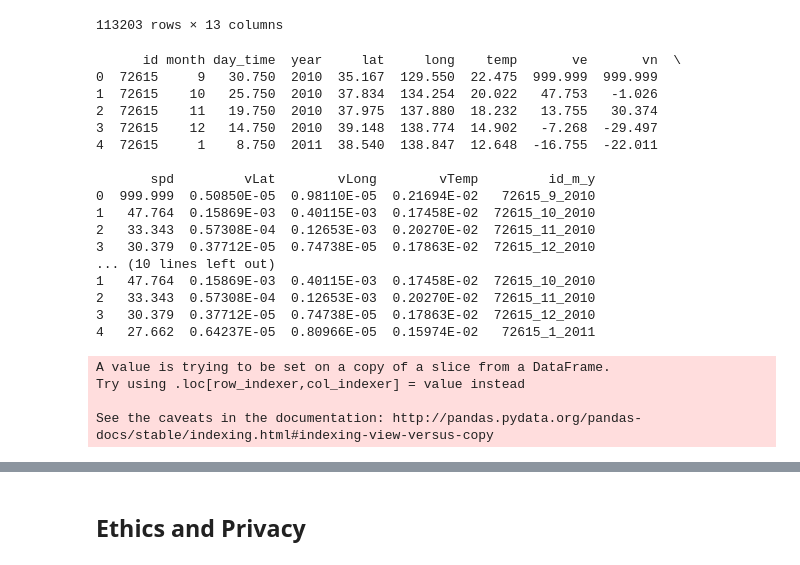
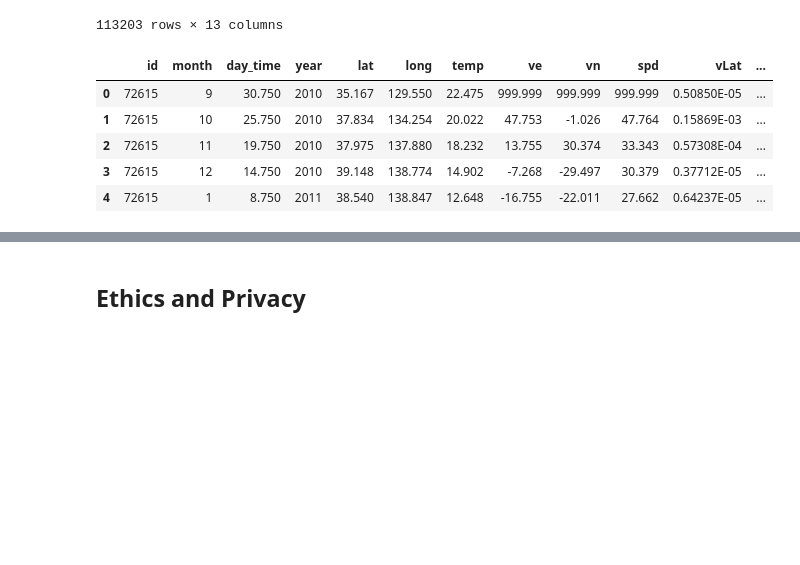
Before and after one commit to Sleightly/GunViolenceVis, a Jupyter notebook: Plastic Ocean.ipynb, the cells around one changed output, grey strips where cells are left out. Cells and saved outputs as stored; diff of their text form; code cells hidden in the pictures; blank space fills up the shorter version.

```diff
--- a/Plastic Ocean.ipynb
+++ b/Plastic Ocean.ipynb
@@ -127,52 +127,48 @@ list_of_ids = df.id.unique()
 # %%
 #create dataframe containing only entries with ID 72615
 df_id_72615 = df[df['id']== str(72615)]
 #print(df_id_72615)
 
 
 all_three = zip(df['id'], df['month'], df['year'])
 #print(all_three)
 id_m_y = []
 for i,m,y in all_three:
     id_m_y.append(i+'_'+m+'_'+y)
 #print(id_m_y)
 
 se = pd.Series(id_m_y)
 df['id_m_y'] = se.values
-print(df.head())
+#print(df.head())
 
 #id_two = []
 #for i,e in zip(df['id'], id_m_y):
 #    id_two.append([i,e])
 
 #df_id_m_y = pd.DataFrame(id_two, columns = ['id','id_m_y'])
 #print(df_id_m_y.head())
 
 #df_two = pd.merge(df, df_id_m_y, how='inner')
 #print(df_two.head())
 
 df = df.drop_duplicates(subset='id_m_y', keep="last")
-print(df.head())
+#print(df.head())
+
+df["lat"] = pd.to_numeric(df["lat"])
+df["long"] = pd.to_numeric(df["long"])
+
+long_max = 270
+lat_max = 60
+long_min = 120
+lat_min = -40
+
+df_regional = df[(df['lat'] <= lat_max) & (df['long'] <= long_max) & (df['lat'] >= lat_min) & (df['long'] >= long_min)]
+df_regional.head()
 # %% [output]
-      id month day_time  year     lat     long    temp       ve       vn  \
-0  72615     9   30.750  2010  35.167  129.550  22.475  999.999  999.999
-1  72615    10   25.750  2010  37.834  134.254  20.022   47.753   -1.026
-2  72615    11   19.750  2010  37.975  137.880  18.232   13.755   30.374
-3  72615    12   14.750  2010  39.148  138.774  14.902   -7.268  -29.497
-4  72615     1    8.750  2011  38.540  138.847  12.648  -16.755  -22.011
-
-       spd         vLat        vLong        vTemp         id_m_y
-0  999.999  0.50850E-05  0.98110E-05  0.21694E-02   72615_9_2010
-1   47.764  0.15869E-03  0.40115E-03  0.17458E-02  72615_10_2010
-2   33.343  0.57308E-04  0.12653E-03  0.20270E-02  72615_11_2010
-3   30.379  0.37712E-05  0.74738E-05  0.17863E-02  72615_12_2010
-... (10 lines left out)
-1   47.764  0.15869E-03  0.40115E-03  0.17458E-02  72615_10_2010
-2   33.343  0.57308E-04  0.12653E-03  0.20270E-02  72615_11_2010
-3   30.379  0.37712E-05  0.74738E-05  0.17863E-02  72615_12_2010
-4   27.662  0.64237E-05  0.80966E-05  0.15974E-02   72615_1_2011
-A value is trying to be set on a copy of a slice from a DataFrame.
-Try using .loc[row_indexer,col_indexer] = value instead
-
-See the caveats in the documentation: http://pandas.pydata.org/pandas-docs/stable/indexing.html#indexing-view-versus-copy
+|  | id | month | day_time | year | lat | long | temp | ve | vn | spd | vLat | ... |
+| 0 | 72615 | 9 | 30.750 | 2010 | 35.167 | 129.550 | 22.475 | 999.999 | 999.999 | 999.999 | 0.50850E-05 | ... |
+| 1 | 72615 | 10 | 25.750 | 2010 | 37.834 | 134.254 | 20.022 | 47.753 | -1.026 | 47.764 | 0.15869E-03 | ... |
+| 2 | 72615 | 11 | 19.750 | 2010 | 37.975 | 137.880 | 18.232 | 13.755 | 30.374 | 33.343 | 0.57308E-04 | ... |
+| 3 | 72615 | 12 | 14.750 | 2010 | 39.148 | 138.774 | 14.902 | -7.268 | -29.497 | 30.379 | 0.37712E-05 | ... |
+| 4 | 72615 | 1 | 8.750 | 2011 | 38.540 | 138.847 | 12.648 | -16.755 | -22.011 | 27.662 | 0.64237E-05 | ... |
 # %%
```
Also changed, not shown: parts of 3 cells of this notebook.
